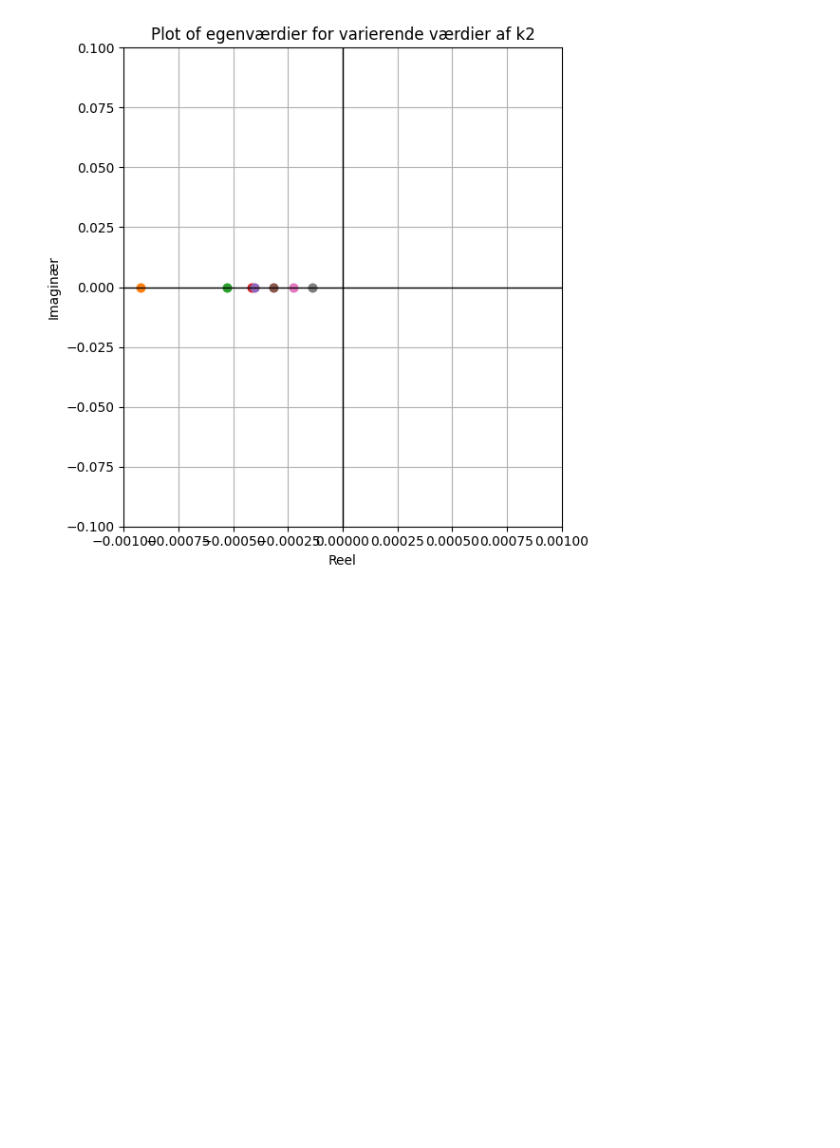
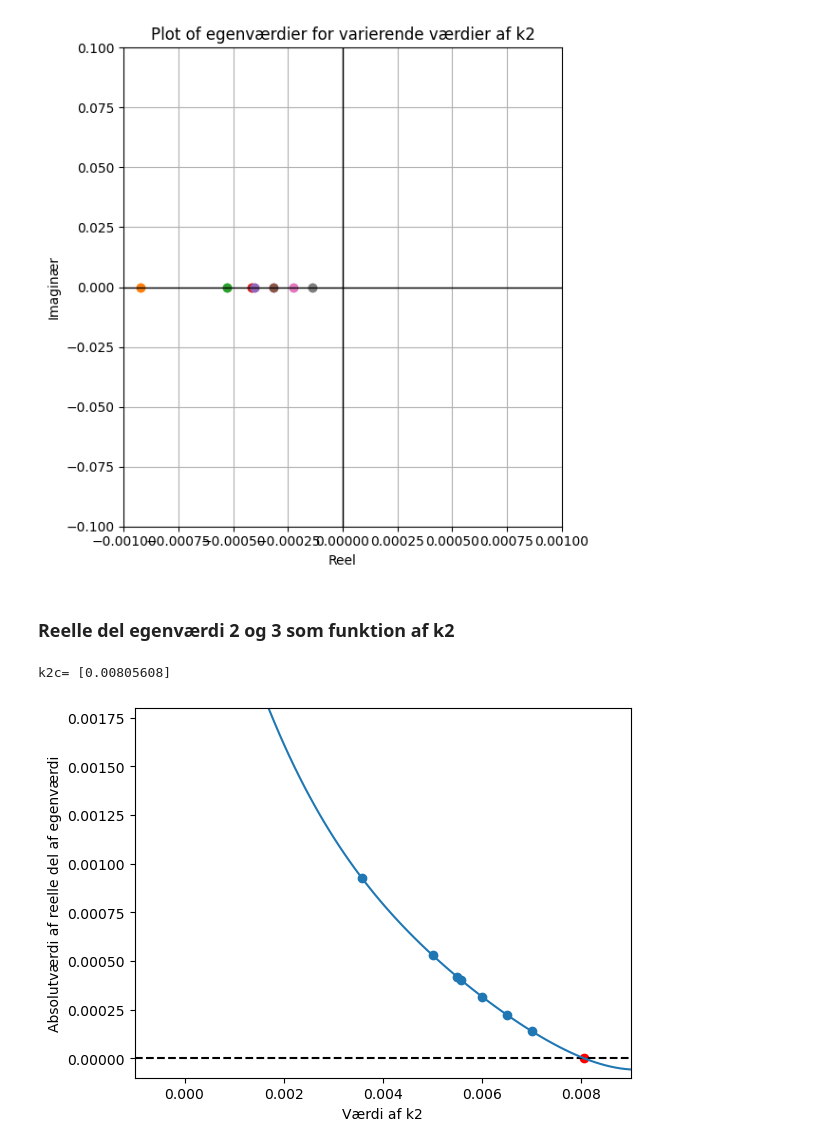
Before and after one commit to ErikBachRyhl/p53, a Jupyter notebook: kode.ipynb, the cells around one changed output. Drawn from its saved outputs; the diff is of its cells as text; code cells hidden in the pictures; blank space fills up the shorter version.

Commit message:
egenværdier som funktion af k2

```diff
--- a/kode.ipynb
+++ b/kode.ipynb
@@ -314,3 +306,41 @@ plot_egenvaerdier(all_eigenvalues)
 plot_real(all_eigenvalues)
 # %% [output]
 [figure]
+# %% [markdown]
+### Reelle del egenværdi 2 og 3 som funktion af k2
+# %%
+k2_values = []
+first_eigenvalues = []
+
+for entry in all_eigenvalues:
+    # Extract k2 value and append to k2_values list
+    k2_values.append(float(entry['k2_val']))
+
+    first_eigenvalues.append(abs(entry['eigenvalues'][1].real))
+# %%
+# Perform polynomial regression
+degree = 4  # Choose the degree of the polynomial
+coefficients = np.polyfit(k2_values, first_eigenvalues, degree)
+a, b, c, d, e = coefficients
+# %%
+yfire = a *  xdummy**4 + b * xdummy**3  + c * xdummy**2  + d * xdummy + e
+xdummy = np.linspace(0, 0.010, 100)
+# %%
+import scipy.optimize as sco
+def nulløsning(x):
+    return a *  x**4 + b * x**3  + c * x**2  + d * x + e
+
+root = sco.fsolve(nulløsning, x0=0)
+# %%
+plt.scatter(k2_values, first_eigenvalues)
+plt.xlim(-0.001,0.009)
+plt.ylim(-0.0001,0.00180)
+plt.axhline(y=0, color='black', linestyle='--')
+plt.xlabel("Værdi af k2")
+plt.ylabel("Absolutværdi af reelle del af egenværdi")
+plt.plot(xdummy, yfire)
+plt.scatter(root, 0, color="red")
+print("k2c=",root)
+# %% [output]
+k2c= [0.00805608]
+[figure, added]
```
Also changed, not shown: parts of 2 cells of this notebook.
